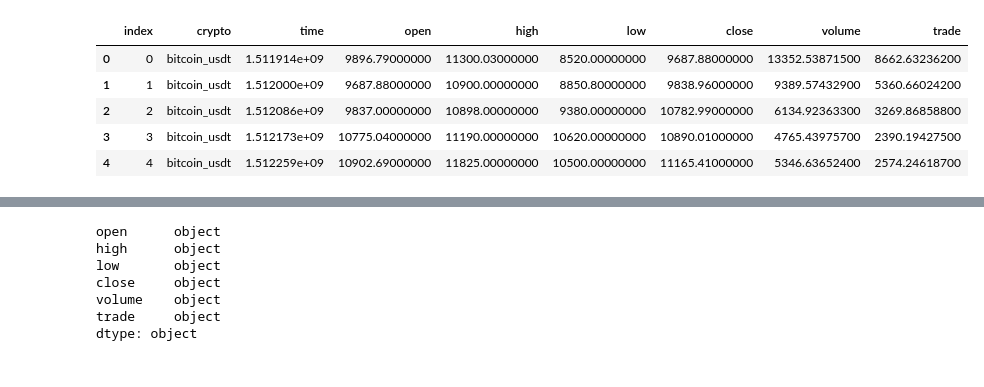
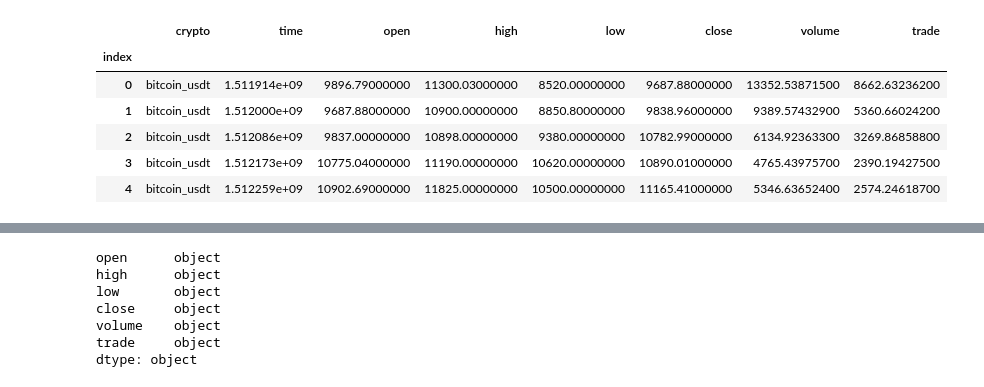
Before and after one commit to TomHOldershaw/Project4, a Jupyter notebook: 03 - Predicting the future price of ethereum - Adding Features which are shifted.ipynb, the cells around one changed output, grey strips where cells are left out. Drawn from its saved outputs; the diff is of its cells as text; code cells hidden in the pictures.

```diff
--- a/03 - Predicting the future price of ethereum - Adding Features which are shifted.ipynb
+++ b/03 - Predicting the future price of ethereum - Adding Features which are shifted.ipynb
@@ -13,12 +13,13 @@ engine = create_engine(f"postgresql://{DB_USER}:{DB_PASS}@{DB_ENDPOINT}")
 conn = engine.connect()
 # %%
 # Query All Records in the the Database
-data = pd.read_sql("SELECT * FROM historical", conn)
+data = pd.read_sql("SELECT * FROM historical", conn, index_col="index")
 data.head()
 # %% [output]
-|  | index | crypto | time | open | high | low | close | volume | trade |
-| 0 | 0 | bitcoin_usdt | 1.511914e+09 | 9896.79000000 | 11300.03000000 | 8520.00000000 | 9687.88000000 | 13352.53871500 | 8662.63236200 |
-| 1 | 1 | bitcoin_usdt | 1.512000e+09 | 9687.88000000 | 10900.00000000 | 8850.80000000 | 9838.96000000 | 9389.57432900 | 5360.66024200 |
-| 2 | 2 | bitcoin_usdt | 1.512086e+09 | 9837.00000000 | 10898.00000000 | 9380.00000000 | 10782.99000000 | 6134.92363300 | 3269.86858800 |
-| 3 | 3 | bitcoin_usdt | 1.512173e+09 | 10775.04000000 | 11190.00000000 | 10620.00000000 | 10890.01000000 | 4765.43975700 | 2390.19427500 |
-| 4 | 4 | bitcoin_usdt | 1.512259e+09 | 10902.69000000 | 11825.00000000 | 10500.00000000 | 11165.41000000 | 5346.63652400 | 2574.24618700 |
+|  | crypto | time | open | high | low | close | volume | trade |
+| index |  |  |  |  |  |  |  |  |
+| 0 | bitcoin_usdt | 1.511914e+09 | 9896.79000000 | 11300.03000000 | 8520.00000000 | 9687.88000000 | 13352.53871500 | 8662.63236200 |
+| 1 | bitcoin_usdt | 1.512000e+09 | 9687.88000000 | 10900.00000000 | 8850.80000000 | 9838.96000000 | 9389.57432900 | 5360.66024200 |
+| 2 | bitcoin_usdt | 1.512086e+09 | 9837.00000000 | 10898.00000000 | 9380.00000000 | 10782.99000000 | 6134.92363300 | 3269.86858800 |
+| 3 | bitcoin_usdt | 1.512173e+09 | 10775.04000000 | 11190.00000000 | 10620.00000000 | 10890.01000000 | 4765.43975700 | 2390.19427500 |
+| 4 | bitcoin_usdt | 1.512259e+09 | 10902.69000000 | 11825.00000000 | 10500.00000000 | 11165.41000000 | 5346.63652400 | 2574.24618700 |
```
Also changed, not shown: parts of 10 cells of this notebook.
